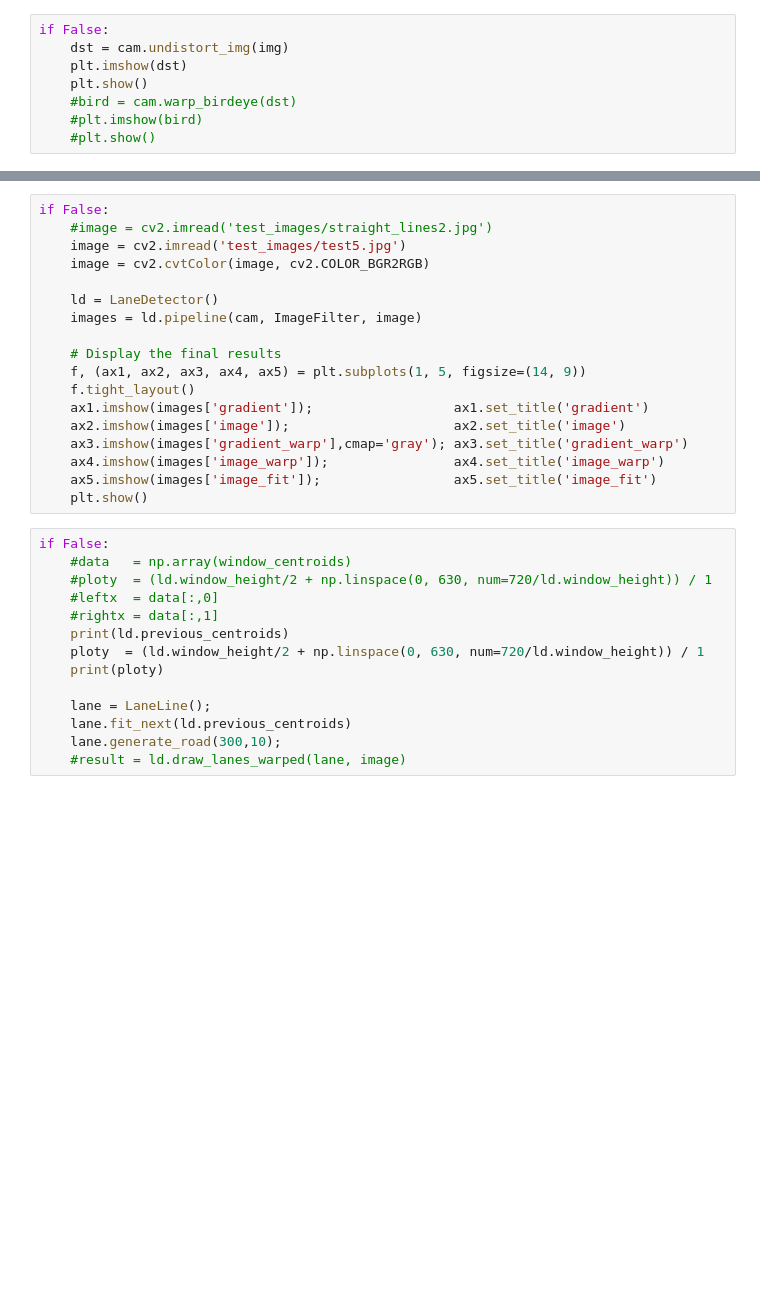
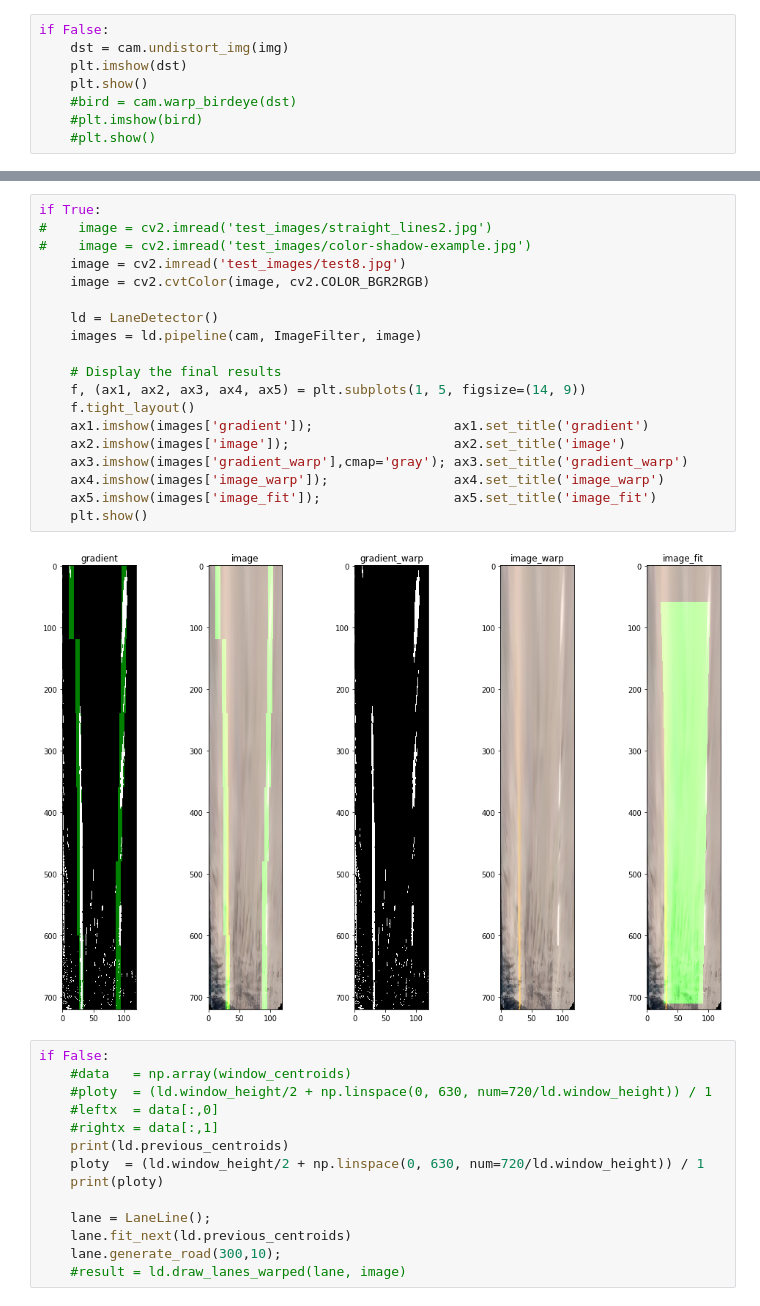
Before and after one commit to tw00/CarND-Advanced-Lane-Lines, a Jupyter notebook: CarND-Advanced-Lane-Lines-Class.ipynb, the cells around one changed output, grey strips where cells are left out. Cells and saved outputs as stored; diff of their text form; blank space fills up the shorter version.

```diff
--- a/CarND-Advanced-Lane-Lines-Class.ipynb
+++ b/CarND-Advanced-Lane-Lines-Class.ipynb
@@ -91,21 +112,24 @@ if False:
 # %%
-if False:
-    #image = cv2.imread('test_images/straight_lines2.jpg')
-    image = cv2.imread('test_images/test5.jpg')
+if True:
+#    image = cv2.imread('test_images/straight_lines2.jpg')
+#    image = cv2.imread('test_images/color-shadow-example.jpg')
+    image = cv2.imread('test_images/test8.jpg')
     image = cv2.cvtColor(image, cv2.COLOR_BGR2RGB)
 
     ld = LaneDetector()
     images = ld.pipeline(cam, ImageFilter, image)
 
     # Display the final results
     f, (ax1, ax2, ax3, ax4, ax5) = plt.subplots(1, 5, figsize=(14, 9))
     f.tight_layout()
     ax1.imshow(images['gradient']);                  ax1.set_title('gradient')
     ax2.imshow(images['image']);                     ax2.set_title('image')
     ax3.imshow(images['gradient_warp'],cmap='gray'); ax3.set_title('gradient_warp')
     ax4.imshow(images['image_warp']);                ax4.set_title('image_warp')
     ax5.imshow(images['image_fit']);                 ax5.set_title('image_fit')
     plt.show()
+# %% [output]
+[figure, added]
 # %%
 if False:
     #data   = np.array(window_centroids)
```
Also changed, not shown: parts of 5 cells of this notebook, 1 other file.
